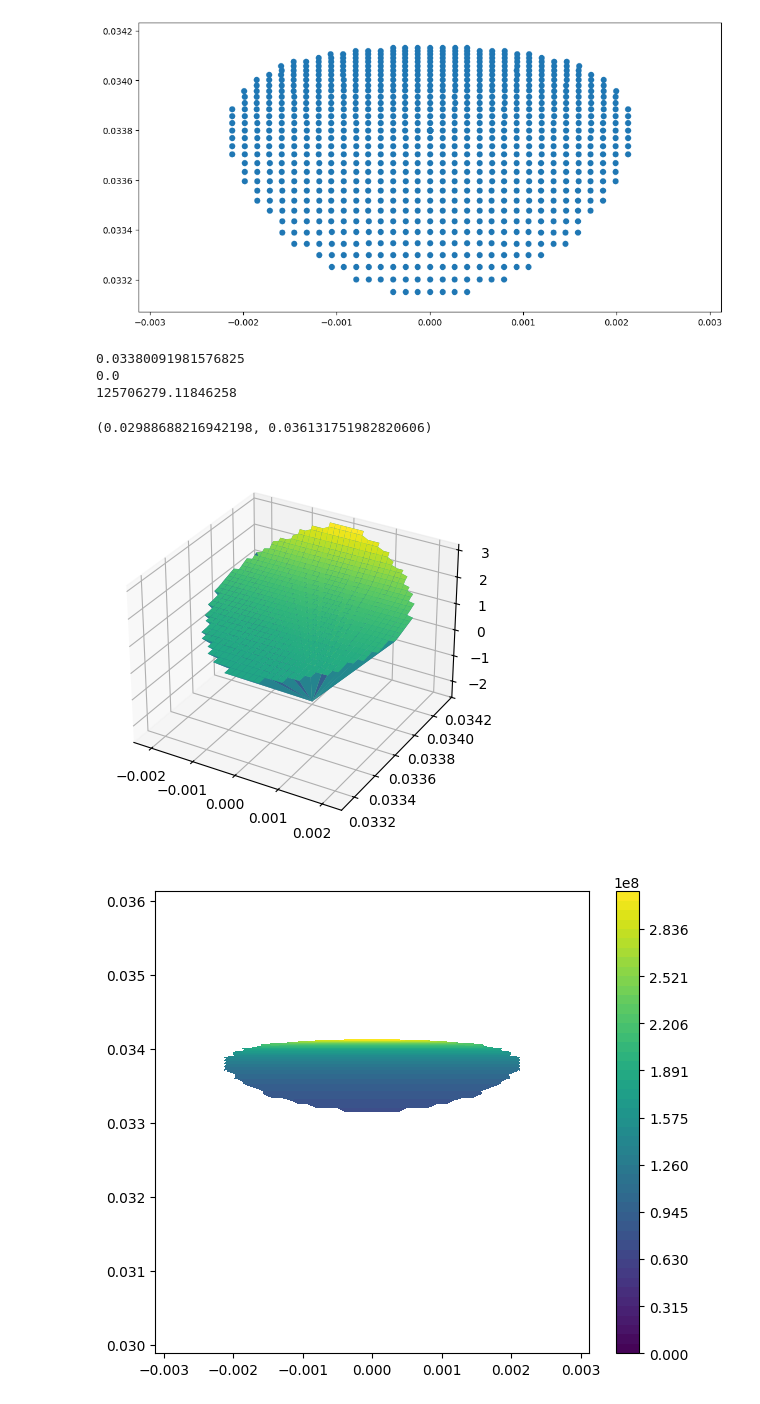
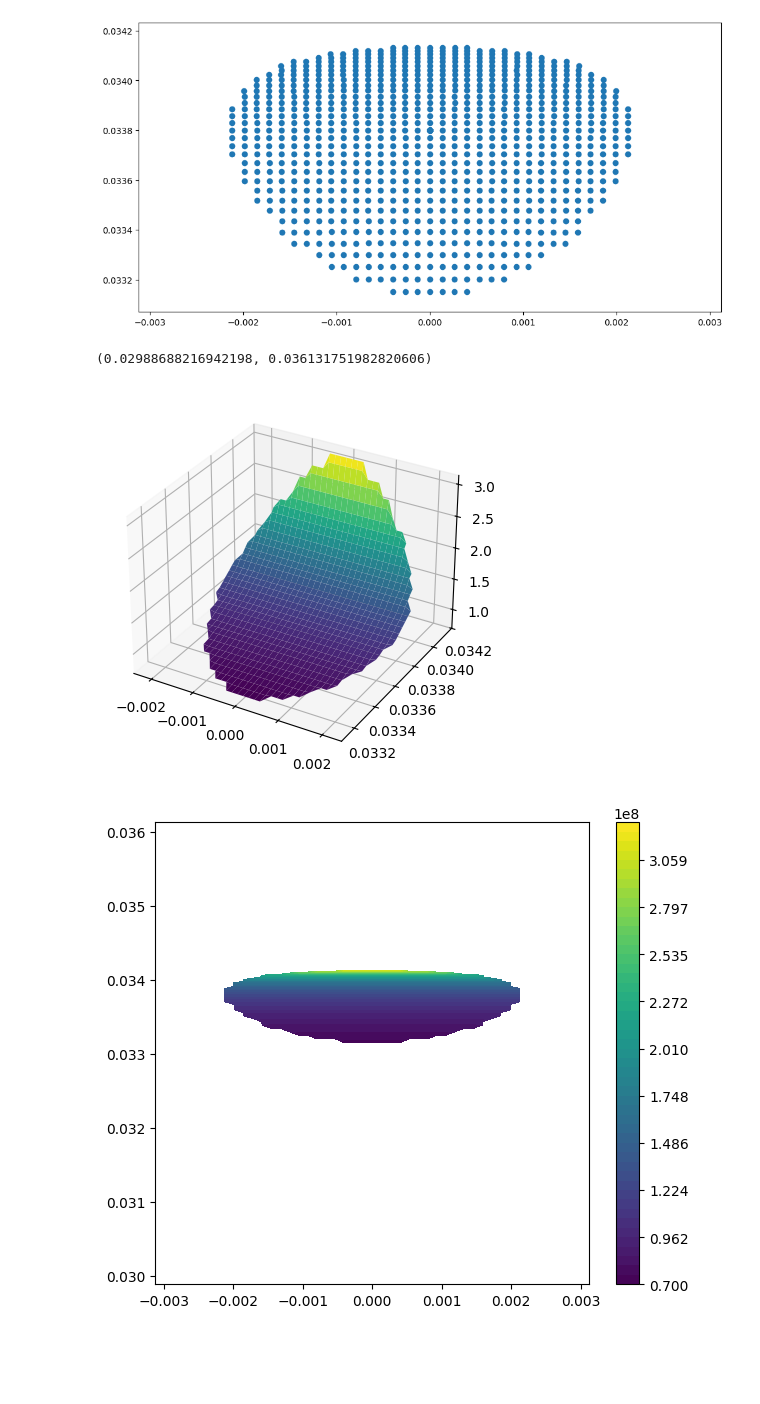
Before and after one commit to Schaeffer-Lab/Dec-2024-Shock-Data, a Jupyter notebook: particle_tracker_flux_density.ipynb, the cells around one changed output. Saved outputs shown, nothing was run; the diff lists cells and outputs as text; code cells hidden in the pictures; blank space fills up the shorter version.

```diff
--- a/particle_tracker_flux_density.ipynb
+++ b/particle_tracker_flux_density.ipynb
@@ -579,89 +579,91 @@ plt.ylim(rmax-0.5*zmax,rmax+0.0001)
 #loop for finding the area occupied by each particle
 i = 0
 j = 0
-for i in range(0,len_m+2):
-    for j in range(0,len_n+2):
+for i in range(0,np.shape(IP_array_r)[1]):
+    for j in range(0,np.shape(IP_array_r)[0]):
         #j is z
         #i is y
+
         if IP_array_true[j,i] == 1:
             deltay1 = IP_array_r[j,i+1]-IP_array_r[j,i]
             deltaz1 = IP_array_z[j,i+1]-IP_array_z[j,i]
-            deltar1 = [100*deltaz1,100*deltay1]
+            deltar1 = [deltaz1,deltay1]
 
             deltay2 = IP_array_r[j+1,i]-IP_array_r[j,i]
             deltaz2 = IP_array_z[j+1,i]-IP_array_z[j,i]
-            deltar2 = [100*deltaz2,100*deltay2]
+            deltar2 = [deltaz2,deltay2]
 
             deltay3 = IP_array_r[j,i-1]-IP_array_r[j,i]
             deltaz3 = IP_array_z[j,i-1]-IP_array_z[j,i]
-            deltar3 = [100*deltaz3,100*deltay3]
+            deltar3 = [deltaz3,deltay3]
 
             deltay4 = IP_array_r[j-1,i]-IP_array_r[j,i]
             deltaz4 = IP_array_z[j-1,i]-IP_array_z[j,i]
-            deltar4 = [100*deltaz4,100*deltay4]
+            deltar4 = [deltaz4,deltay4]
 
             scale1 = IP_array_true[j,i+1]*IP_array_true[j+1,i]
             scale2 = IP_array_true[j+1,i]*IP_array_true[j,i-1]
             scale3 = IP_array_true[j,i-1]*IP_array_true[j-1,i]
             scale4 = IP_array_true[j-1,i]*IP_array_true[j,i+1]
 
-            area1 = scale1*0.0001*np.abs(np.cross(deltar1,deltar2))
-            area2 = scale2*0.0001*np.abs(np.cross(deltar2,deltar3))
-            area3 = scale3*0.0001*np.abs(np.cross(deltar3,deltar4))
-            area4 = scale4*0.0001*np.abs(np.cross(deltar4,deltar1))
+            area1 = scale1*np.abs(np.cross(deltar1,deltar2))
+            area2 = scale2*np.abs(np.cross(deltar2,deltar3))
+            area3 = scale3*np.abs(np.cross(deltar3,deltar4))
+            area4 = scale4*np.abs(np.cross(deltar4,deltar1))
 
             area = 2*(area1+area2+area3+area4)
             scale = scale1+scale2+scale3+scale4
 
             if area == 0:
                 area = 1
 
             area_density_function[j,i] = scale/area
+            if scale == 0:
+                area_density_function[j,i] = np.nan
+        else:
+            area_density_function[j,i] = np.nan
+
         j = j+1
     i = i+1
 
 
 #plt.imshow((target_array_true))
 #plt.imshow((area_density_function))
 
-IP_z = IP_array_z
-IP_r = IP_array_r
-area_density = area_density_function
-#IP_r = IP_r+(rmax-0.0002)
-#area_density = []
+#print(IP_array_r[int(0.5*np.shape(IP_array_r)[0]),int(0.5*np.shape(IP_array_r)[1])])
+#print(IP_array_z[int(0.5*np.shape(IP_array_r)[0]),int(0.5*np.shape(IP_array_r)[1])])
+#print(area_density_function[int(0.5*np.shape(IP_array_r)[0]),int(0.5*np.shape(IP_array_r)[1])])
 
-print(IP_array_r[int(0.5*np.shape(IP_array_r)[0]),int(0.5*np.shape(IP_array_r)[1])])
-print(IP_array_z[int(0.5*np.shape(IP_array_r)[0]),int(0.5*np.shape(IP_array_r)[1])])
-print(area_density_function[int(0.5*np.shape(IP_array_r)[0]),int(0.5*np.shape(IP_array_r)[1])])
+#assigning z, r, and f(z,r) values to 1d arrays
+IP_z = []
+IP_r = []
+area_density = []
 
 for i in range(np.shape(IP_array_r)[0]):
     for j in range(np.shape(IP_array_r)[1]):
-        if area_density_function[i,j] == 0:
-            IP_r[i,j] = IP_array_r[int(0.5*np.shape(IP_array_r)[0]),int(0.5*np.shape(IP_array_r)[1])]
-            IP_z[i,j] = IP_array_z[int(0.5*np.shape(IP_array_r)[0]),int(0.5*np.shape(IP_array_r)[1])]
-            area_density[i,j] = -2*area_density_function[int(0.5*np.shape(IP_array_r)[0]),int(0.5*np.shape(IP_array_r)[1])]
+        if area_density_function[i,j] != np.nan and area_density_function[i,j] != 0 and target_array_true[i,j] != 0:
+            area_density.append(area_density_function[i,j])
+            IP_z.append(IP_array_z[i,j])
+            IP_r.append(IP_array_r[i,j])
 
-#IP_r = np.array(IP_r)
-#IP_z = np.array(IP_z)
-#area_density = np.array(area_density)
+IP_z = np.array(IP_z)
+IP_r = np.array(IP_r)
+area_density = np.array(area_density)
 
-#plt.colorbar()
-
+#surface plot
 fig = plt.figure()
 ax = fig.add_subplot(111, projection='3d')
-ax.plot_surface(IP_z, IP_r, area_density_function, cmap='viridis') # 'viridis' is a colormap
+ax.plot_surface(IP_array_z, IP_array_r, area_density_function, cmap='viridis') # 'viridis' is a colormap
 
+#contour color plot
 contourf_ = plt.figure(figsize = (7,6))
-adf_max = np.max(area_density_function)
-contourf_ = plt.contourf(IP_z, IP_r, area_density_function, np.linspace(0*adf_max,adf_max,50), cmap='viridis')
+adf_norm = area_density_function[int(0.5*np.shape(IP_array_r)[0]),int(0.5*np.shape(IP_array_r)[1])]
+contourf_ = plt.contourf(IP_array_z, IP_array_r, area_density_function, np.linspace(0.7e8,2.6*adf_norm,50), cmap='viridis')
 plt.colorbar(contourf_)
 plt.xlim(-zmax-0.001,zmax+0.001)
 plt.ylim(rmax-2*zmax,rmax+0.002)
 #plt.ylim(rmax-0.5*zmax,rmax+0.0001)
 # %% [output]
-0.03380091981576825
-0.0
-125706279.11846258
+(0.02988688216942198, 0.036131751982820606)
-(0.02988688216942198, 0.036131751982820606)
-[figure, old version]
+[figure, new version]
-[figure, old version]
+[figure, new version]
```
Also changed, not shown: parts of 2 cells of this notebook.
